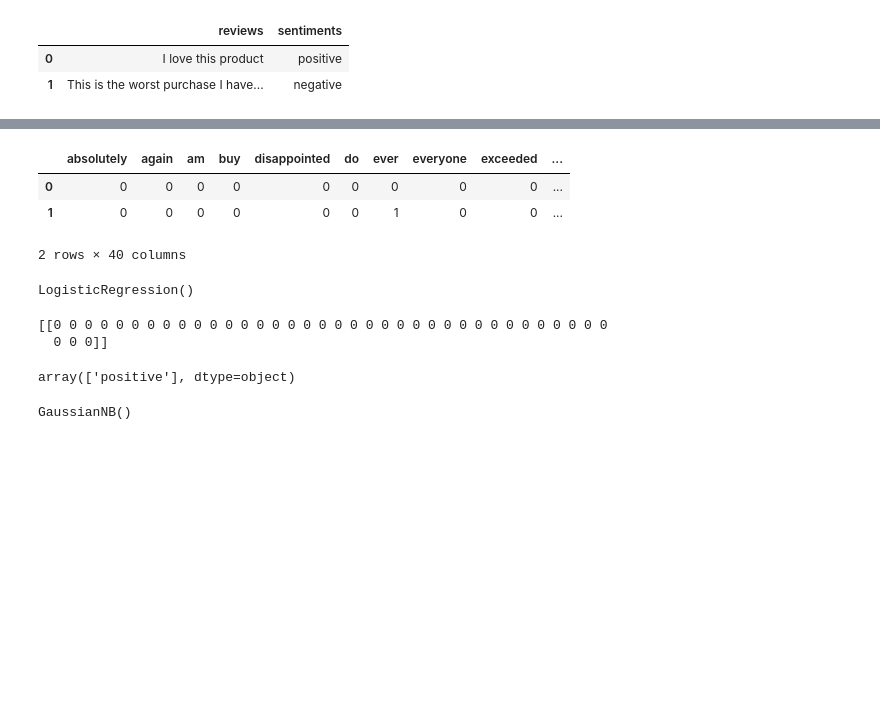
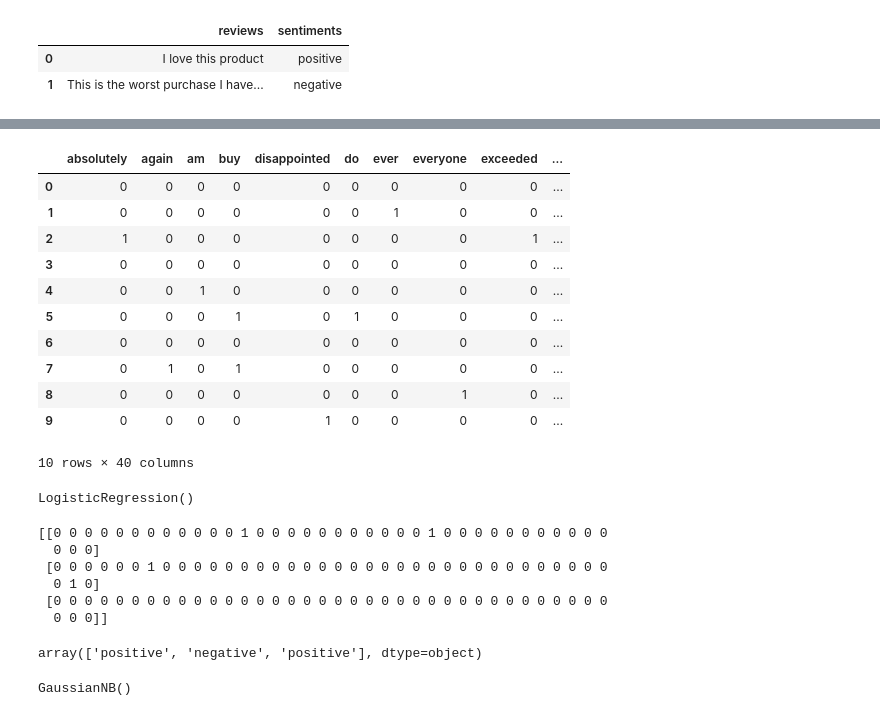
Before and after one commit to rahul8879/ai-ml-akila, a Jupyter notebook: machine_learning/08_Naive_bayes.ipynb, the cells around one changed output, grey strips where cells are left out. Saved outputs shown, nothing was run; the diff lists cells and outputs as text; code cells hidden in the pictures; blank space fills up the shorter version.

```diff
--- a/machine_learning/08_Naive_bayes.ipynb
+++ b/machine_learning/08_Naive_bayes.ipynb
@@ -47,17 +87,25 @@ X_df['sentiments'] = df['sentiments']
 # %%
-X_df.head(2)
+X_df.head(10)
 # %% [output]
 |  | absolutely | again | am | buy | disappointed | do | ever | everyone | exceeded | ... |
 | 0 | 0 | 0 | 0 | 0 | 0 | 0 | 0 | 0 | 0 | ... |
 | 1 | 0 | 0 | 0 | 0 | 0 | 0 | 1 | 0 | 0 | ... |
+| 2 | 1 | 0 | 0 | 0 | 0 | 0 | 0 | 0 | 1 | ... |
+| 3 | 0 | 0 | 0 | 0 | 0 | 0 | 0 | 0 | 0 | ... |
+| 4 | 0 | 0 | 1 | 0 | 0 | 0 | 0 | 0 | 0 | ... |
+| 5 | 0 | 0 | 0 | 1 | 0 | 1 | 0 | 0 | 0 | ... |
+| 6 | 0 | 0 | 0 | 0 | 0 | 0 | 0 | 0 | 0 | ... |
+| 7 | 0 | 1 | 0 | 1 | 0 | 0 | 0 | 0 | 0 | ... |
+| 8 | 0 | 0 | 0 | 0 | 0 | 0 | 0 | 1 | 0 | ... |
+| 9 | 0 | 0 | 0 | 0 | 1 | 0 | 0 | 0 | 0 | ... |
-2 rows × 40 columns
+10 rows × 40 columns
 # %%
 model = LogisticRegression()
 model.fit(X_df.drop('sentiments', axis=1), X_df['sentiments'])
 # %% [output]
 LogisticRegression()
 # %%
-new_reviews = [
+new_reviews = ['Hello, great product', 'worst experience ever',
    'rahul']
 
 transformed_reviews = vectorizer.transform(new_reviews)
@@ -65,9 +113,13 @@ print(transformed_reviews.toarray())
 predictions = model.predict(transformed_reviews)
 predictions
 # %% [output]
-[[0 0 0 0 0 0 0 0 0 0 0 0 0 0 0 0 0 0 0 0 0 0 0 0 0 0 0 0 0 0 0 0 0 0 0 0
+[[0 0 0 0 0 0 0 0 0 0 0 0 1 0 0 0 0 0 0 0 0 0 0 0 1 0 0 0 0 0 0 0 0 0 0 0
+  0 0 0]
+ [0 0 0 0 0 0 1 0 0 0 0 0 0 0 0 0 0 0 0 0 0 0 0 0 0 0 0 0 0 0 0 0 0 0 0 0
+  0 1 0]
+ [0 0 0 0 0 0 0 0 0 0 0 0 0 0 0 0 0 0 0 0 0 0 0 0 0 0 0 0 0 0 0 0 0 0 0 0
   0 0 0]]
-array(['positive'], dtype=object)
+array(['positive', 'negative', 'positive'], dtype=object)
 # %%
 from sklearn.naive_bayes import GaussianNB
 nb_model = GaussianNB()
```
Also changed, not shown: parts of 2 cells of this notebook, 1 other file.
